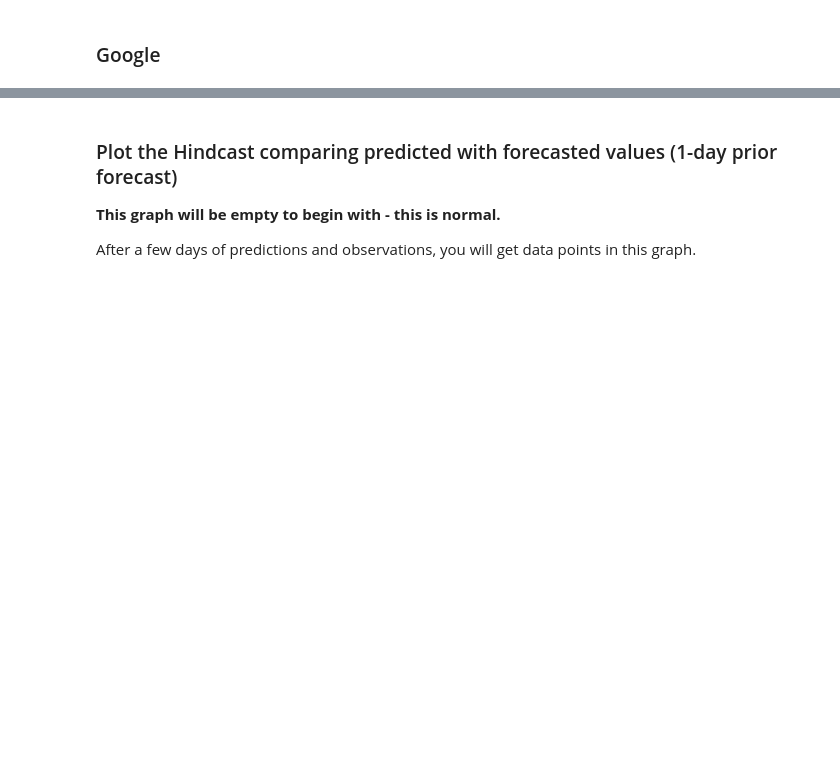
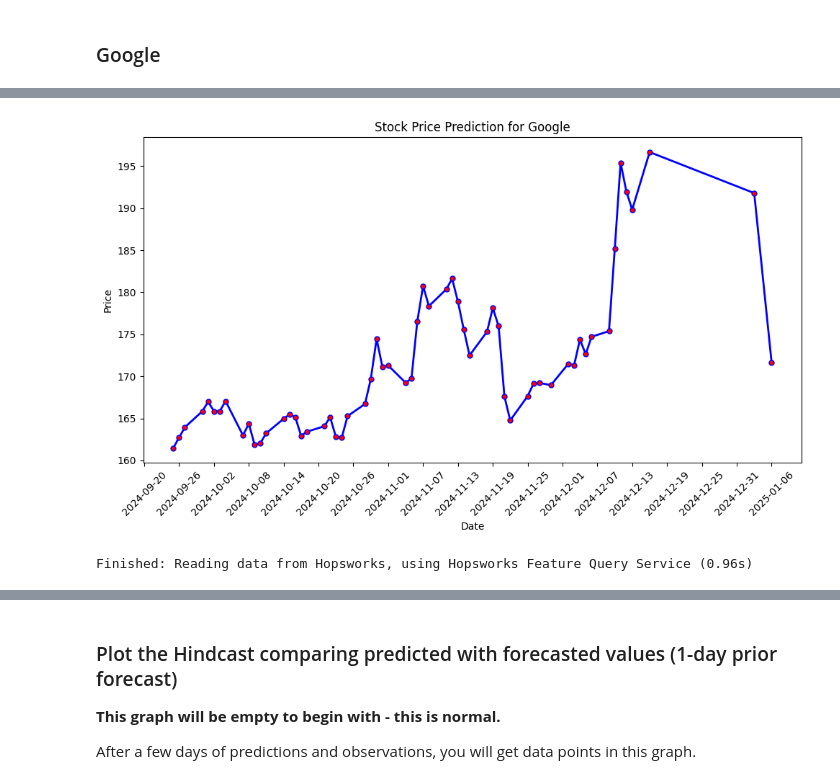
Before and after one commit to TheresaHoesl/StockMarketPrediction, a Jupyter notebook: notebooks/4_stockpred_batch_inference.ipynb, the cells around one changed output, grey strips where cells are left out. Drawn from its saved outputs; the diff is of its cells as text; code cells hidden in the pictures; blank space fills up the shorter version.

```diff
--- a/notebooks/4_stockpred_batch_inference.ipynb
+++ b/notebooks/4_stockpred_batch_inference.ipynb
@@ -385,0 +189,4 @@ hindcast_lag_df
+# %%
+googl_scale = google_max_snp - google_min_snp
+SandP_scaled = (SandP_df.iloc[0]['price'] - google_min_snp) / googl_scale
+SandP_scaled
@@ -385,0 +195,5 @@ hindcast_lag_df
+# %%
+googl_scale = google_max_sp - google_min_sp
+googl_X = [googl_sentim_df['overall_sentiment_score'][0], SandP_scaled]
+googl_pred = retrieved_googl_model.predict(np.array(googl_X).reshape(1, -1)) * googl_scale + google_min_sp
+googl_pred[0]
@@ -385,0 +366,24 @@ hindcast_lag_df
+# %%
+file_path = "../notebooks/img/googl_forecast.png"
+if os.path.exists(os.path.dirname(file_path)):
+    plt = util.plot_stock_price_forecast(df=googl_plotting_df.head(60), file_path=file_path, name="Google", hindcast=False)
+else:
+    os.makedirs(os.path.dirname(file_path), exist_ok=True)
+    plt = util.plot_stock_price_forecast(df=googl_plotting_df.head(60), file_path=file_path, name="Google", hindcast=False)
+
+plt.show()
+# %% [output]
+[figure, added]
+# %%
+btc_df = BTC_fg.read()
+btc_df['timestamp'] = pd.to_datetime(btc_df['timestamp'].dt.date)
+
+btc_plotting_df = pd.DataFrame()
+btc_plotting_df['predicted_price'] = btc_df['price']
+btc_plotting_df['timestamp'] = btc_df['timestamp']
+btc_plotting_df = pd.concat([btc_plotting_df, btc_pred_df], ignore_index=True)
+btc_plotting_df['date'] = btc_plotting_df['timestamp'].copy()
+btc_plotting_df.drop('timestamp', axis=1, inplace=True)
+btc_plotting_df = btc_plotting_df.sort_values(by=['date'], ascending=False)
+# %% [output]
+Finished: Reading data from Hopsworks, using Hopsworks Feature Query Service (0.96s)
```
Also changed, not shown: parts of 51 cells of this notebook, 6 other files.
